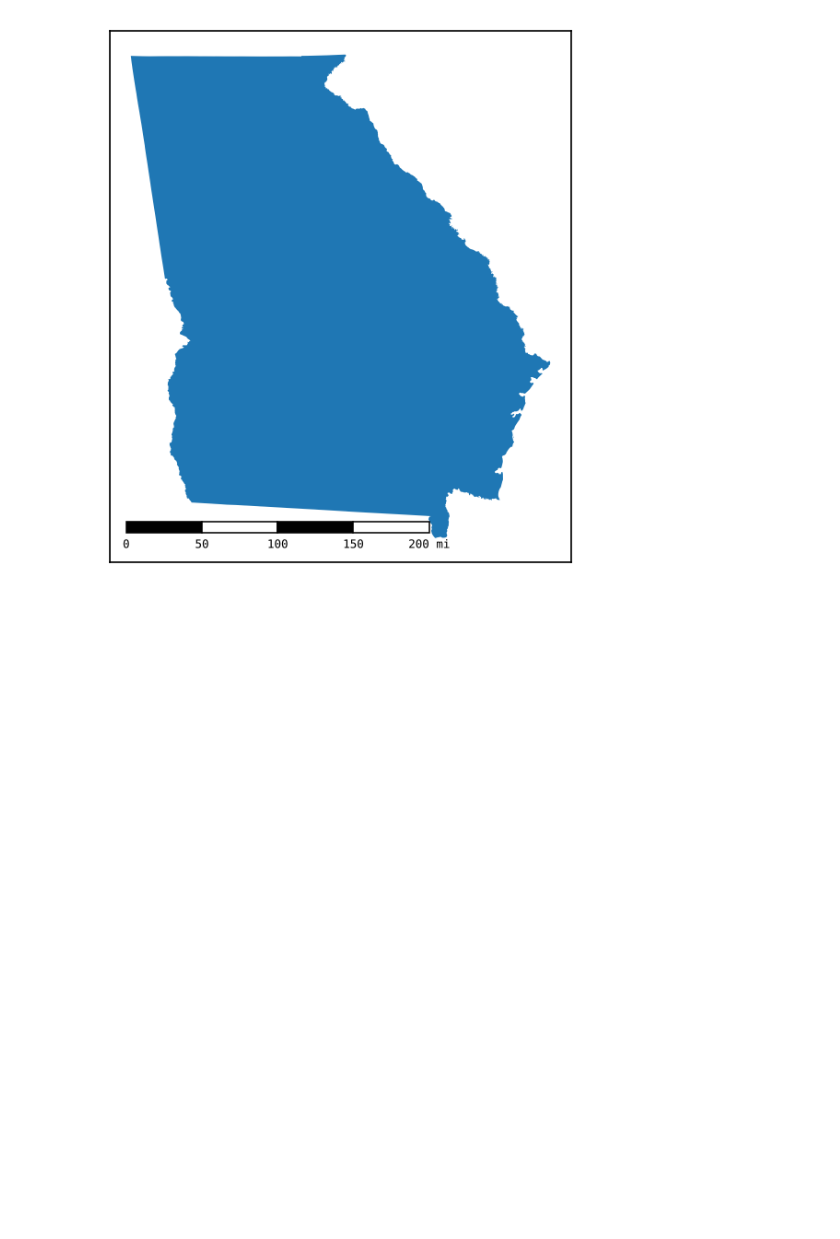
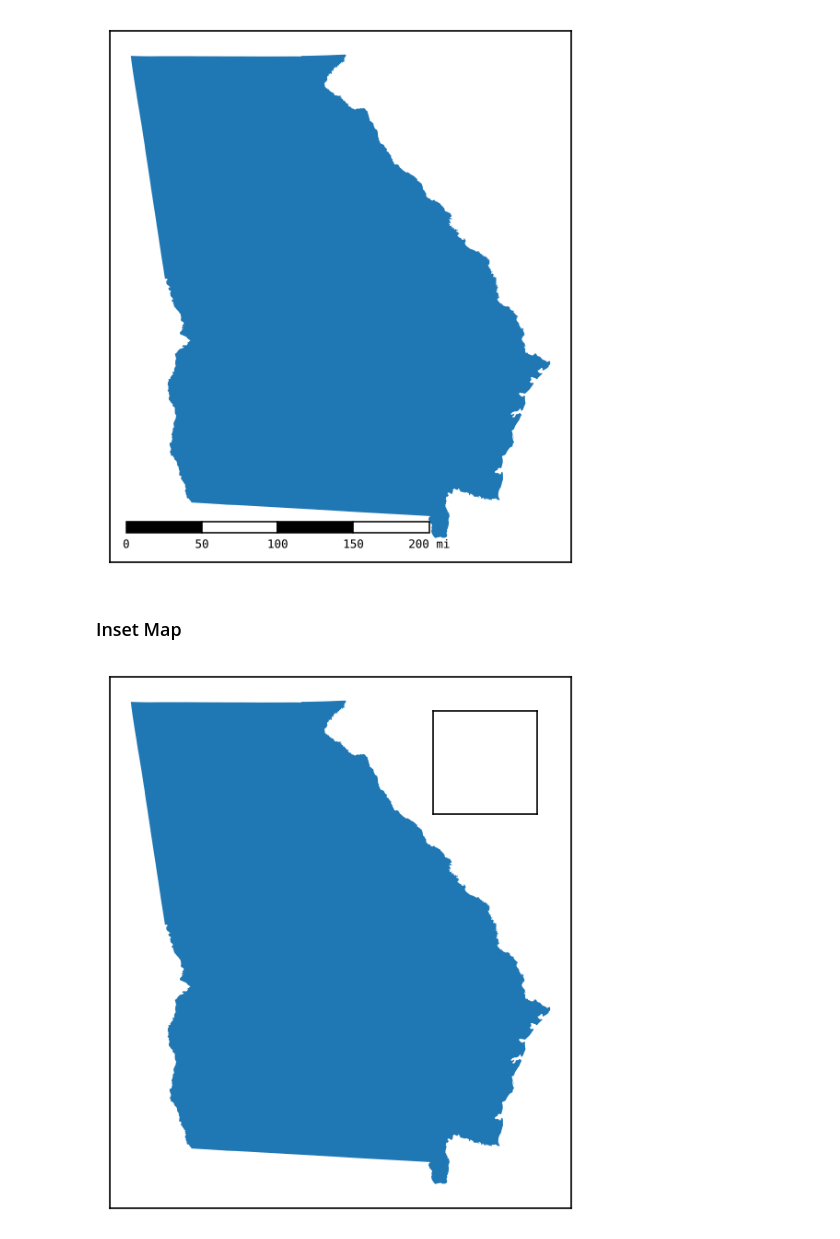
Before and after one commit to moss-xyz/matplotlib-map-utils, a Jupyter notebook: matplotlib_map_utils/docs/assets/generator.ipynb, the cells around one changed output. Saved outputs shown, nothing was run; the diff lists cells and outputs as text; code cells hidden in the pictures; blank space fills up the shorter version.

```diff
--- a/matplotlib_map_utils/docs/assets/generator.ipynb
+++ b/matplotlib_map_utils/docs/assets/generator.ipynb
@@ -246,3 +295,16 @@ scale_bar(ax=ax, location="lower left", style="boxes",
 matplotlib.pyplot.savefig("./readme_scalebar_customization.png", bbox_inches="tight")
 # %% [output]
 [figure]
+# %% [markdown]
+### Inset Map
+# %%
+# Setting up a plot
+fig, ax = new_map(1,1, figsize=(5,5))
+# Plotting a state (Georgia)
+states.query("NAME=='Georgia'").to_crs(3520).plot(ax=ax)
+# Adding an inset map to the upper-right corner of the axis
+iax = inset_map(ax=ax, location="upper right", size=0.75, pad=0.25, xticks=[], yticks=[])
+# You can now plot additional data to iax as desired
+matplotlib.pyplot.savefig("./readme_insetmap.png", bbox_inches="tight")
+# %% [output]
+[figure, added]
```
Also changed, not shown: parts of 9 cells of this notebook, 7 other files.
